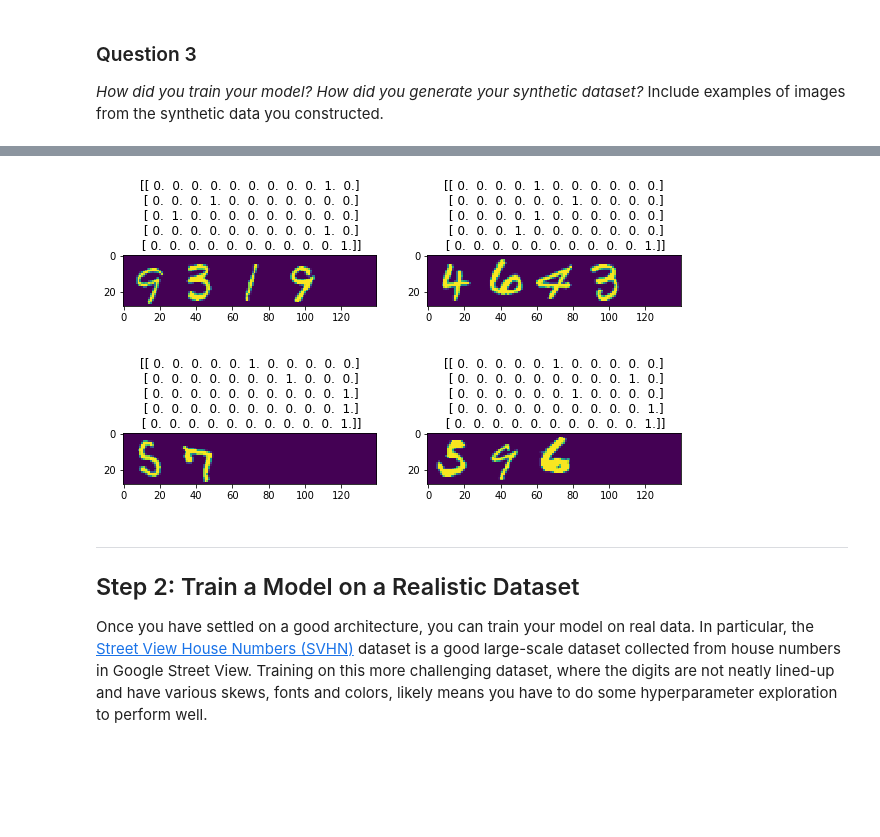
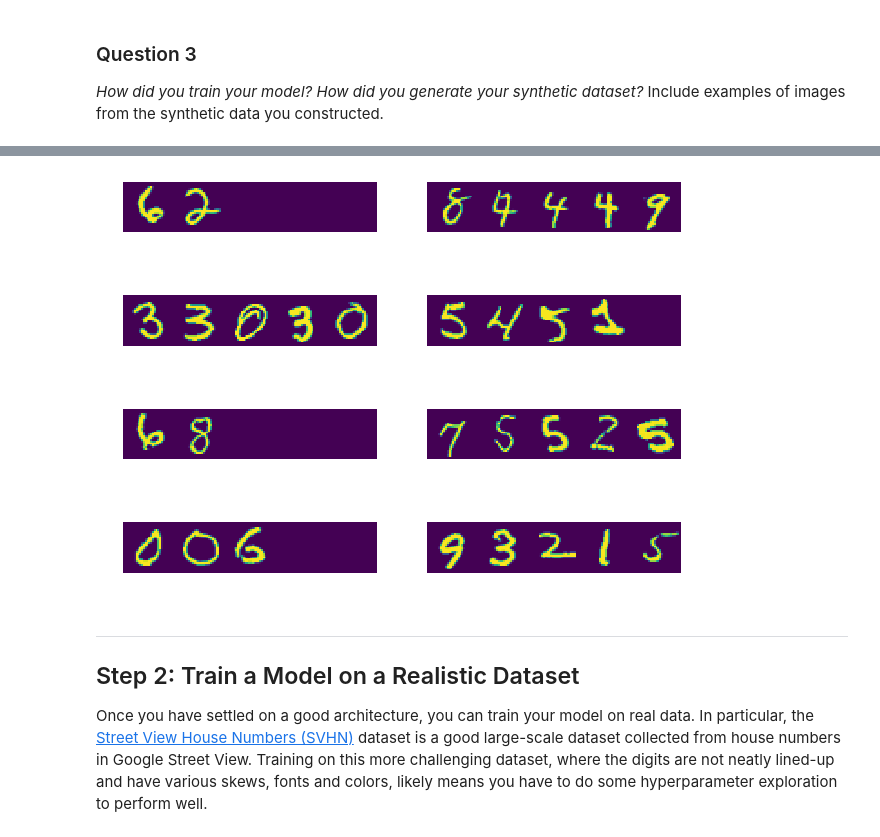
Before and after one commit to yl573/Digit_Recognition, a Jupyter notebook: digit_recognition.ipynb, the cells around one changed output, grey strips where cells are left out. Saved outputs shown, nothing was run; the diff lists cells and outputs as text; code cells hidden in the pictures; blank space fills up the shorter version.

```diff
--- a/digit_recognition.ipynb
+++ b/digit_recognition.ipynb
@@ -120,0 +136,15 @@ X_test = np.reshape(X_test, (len(X_test), HEIGHT, WIDTH, 1)) / 255.0
+# %%
+# load data from pickle
+
+dataset = load_pickle("MNIST_concat.pickle")
+X_train = dataset['X_train']
+y_train = dataset['y_train']
+X_test = dataset['X_test']
+y_test = dataset['y_test']
+X_train = np.reshape(X_train, (len(X_train), HEIGHT, WIDTH, 1))
+X_test = np.reshape(X_test, (len(X_test), HEIGHT, WIDTH, 1))
+print('X_train', X_train.shape)
+print('X_test', X_test.shape)
+print('y_train', y_train[0].shape)
+print('y_test', y_test[0].shape)
+del dataset
@@ -225,14 +245,8 @@ _How did you train your model? How did you generate your synthetic dataset?_ Inc
-# %%
-X_print = np.reshape(X_train, (len(X_train), HEIGHT, WIDTH))
-plt.figure(figsize=(10, 6))
-
-for i in range(4):
-    plt.subplot(2,2,i+1)
-    j = np.random.randint(0, len(X_print))
-    plt.imshow(X_print[j])
-    plt.title(y_train[j])
-# %% [output]
-[figure, removed]
+# %%
+X_print = np.reshape(X_train, (len(X_train), HEIGHT, WIDTH))
+plot_samples(X_print)
+# %% [output]
+[figure, added]
 # %% [markdown]
 ----
 ## Step 2: Train a Model on a Realistic Dataset
```
Also changed, not shown: parts of 76 cells of this notebook.
